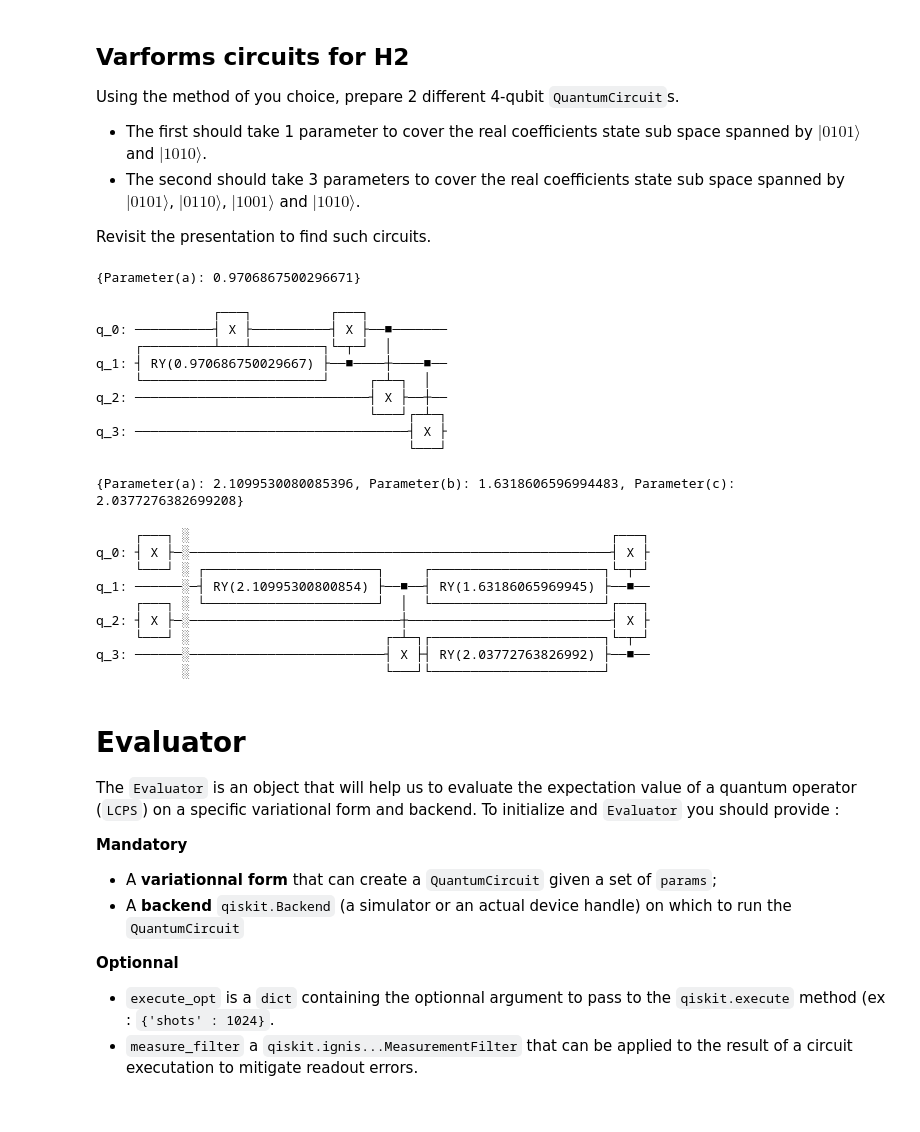
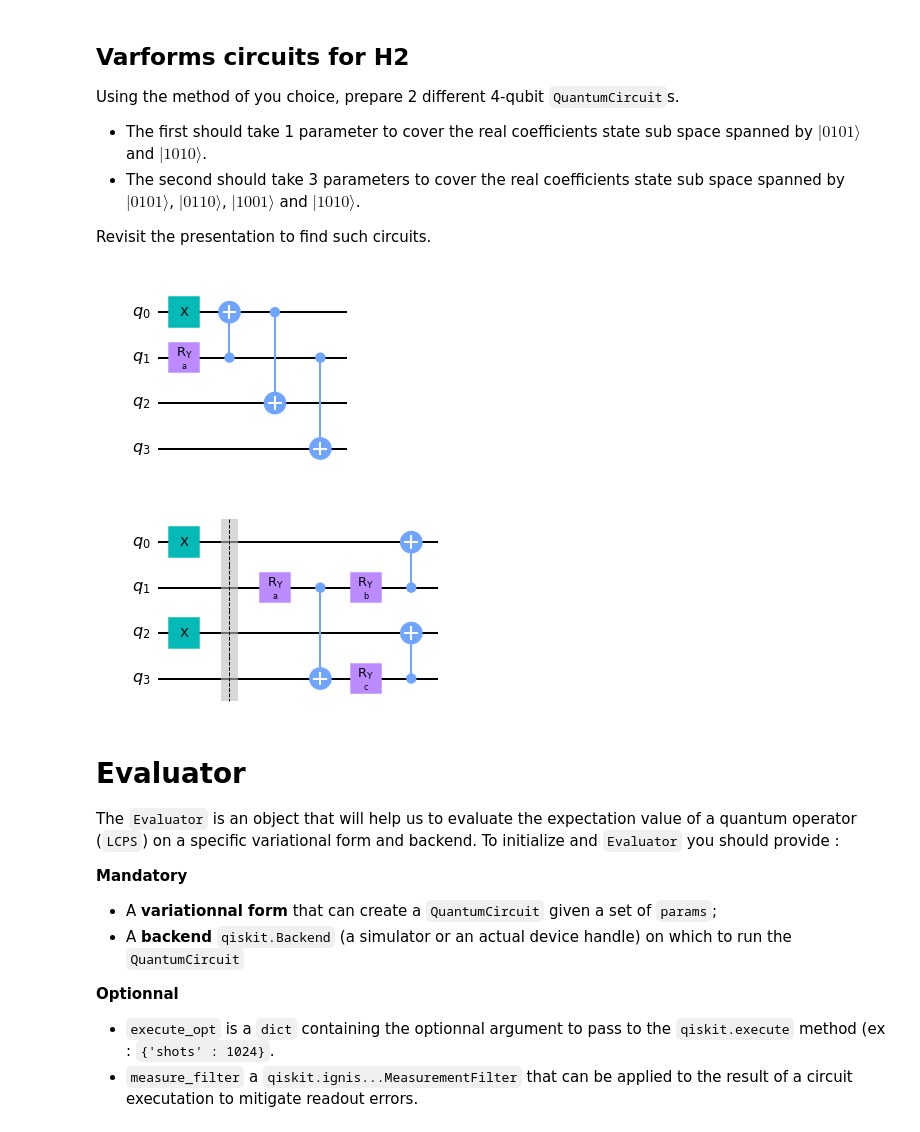
Before and after one commit to WaywardPhoton/QSciTech-QuantumBC-Workshop-Team4-Solution, a Jupyter notebook: activity3-2.ipynb, the cells around one changed output. Cells and saved outputs as stored; diff of their text form; code cells hidden in the pictures.

```diff
--- a/activity3-2.ipynb
+++ b/activity3-2.ipynb
@@ -129,45 +121,27 @@ Revisit the presentation to find such circuits.
 # %%
 varform_4qubits_1param = QuantumCircuit(4)
 a = Parameter('a')
+"""
+Your code here
 
-import numpy as np
-from math import pi
-from numpy import random
-np.random.seed(999999)
-
-param_dict= {a: random.uniform(0, pi)}
-print(param_dict)
-
-
+"""
 varform_4qubits_1param.ry(a,1)
 varform_4qubits_1param.x(0)
 varform_4qubits_1param.cx(1,0)
 varform_4qubits_1param.cx(0,2)
 varform_4qubits_1param.cx(1,3)
 
-qc = varform_4qubits_1param.assign_parameters(param_dict)
-
-qc.draw()
+varform_4qubits_1param.draw('mpl')
 # %% [output]
-{Parameter(a): 0.9706867500296671}
-               ┌───┐          ┌───┐
-q_0: ──────────┤ X ├──────────┤ X ├──■───────
-     ┌─────────┴───┴─────────┐└─┬─┘  │
-q_1: ┤ RY(0.970686750029667) ├──■────┼────■──
-     └───────────────────────┘     ┌─┴─┐  │
-q_2: ──────────────────────────────┤ X ├──┼──
-                                   └───┘┌─┴─┐
-q_3: ───────────────────────────────────┤ X ├
-                                        └───┘
+[figure, added]
 # %%
 varform_4qubits_3params = QuantumCircuit(4)
 a = Parameter('a')
 b = Parameter('b')
 c = Parameter('c')
-
-param_dict= {a: random.uniform(0, pi),b:random.uniform(0, pi), c:random.uniform(0, pi)}
-print(param_dict)
-
+"""
+Your code here
+"""
 varform_4qubits_3params.x(0)
 varform_4qubits_3params.x(2)
 varform_4qubits_3params.barrier()
@@ -177,21 +151,9 @@ varform_4qubits_3params.ry(b,1)
 varform_4qubits_3params.ry(c,3)
 varform_4qubits_3params.cx(1,0)
 varform_4qubits_3params.cx(3,2)
-
-qc = varform_4qubits_3params.assign_parameters(param_dict)
-
-qc.draw()
+varform_4qubits_3params.draw('mpl')
 # %% [output]
-{Parameter(a): 2.1099530080085396, Parameter(b): 1.6318606596994483, Parameter(c): 2.0377276382699208}
-     ┌───┐ ░                                                      ┌───┐
-q_0: ┤ X ├─░──────────────────────────────────────────────────────┤ X ├
-     └───┘ ░ ┌──────────────────────┐     ┌──────────────────────┐└─┬─┘
-q_1: ──────░─┤ RY(2.10995300800854) ├──■──┤ RY(1.63186065969945) ├──■──
-     ┌───┐ ░ └──────────────────────┘  │  └──────────────────────┘┌───┐
-q_2: ┤ X ├─░───────────────────────────┼──────────────────────────┤ X ├
-     └───┘ ░                         ┌─┴─┐┌──────────────────────┐└─┬─┘
-q_3: ──────░─────────────────────────┤ X ├┤ RY(2.03772763826992) ├──■──
-           ░                         └───┘└──────────────────────┘
+[figure, added]
 # %% [markdown]
 # Evaluator
 The `Evaluator` is an object that will help us to evaluate the expectation value of a quantum operator (`LCPS`) on a specific variational form and backend. To initialize and `Evaluator` you should provide :
```
Also changed, not shown: parts of 23 cells of this notebook, 1 other file.
